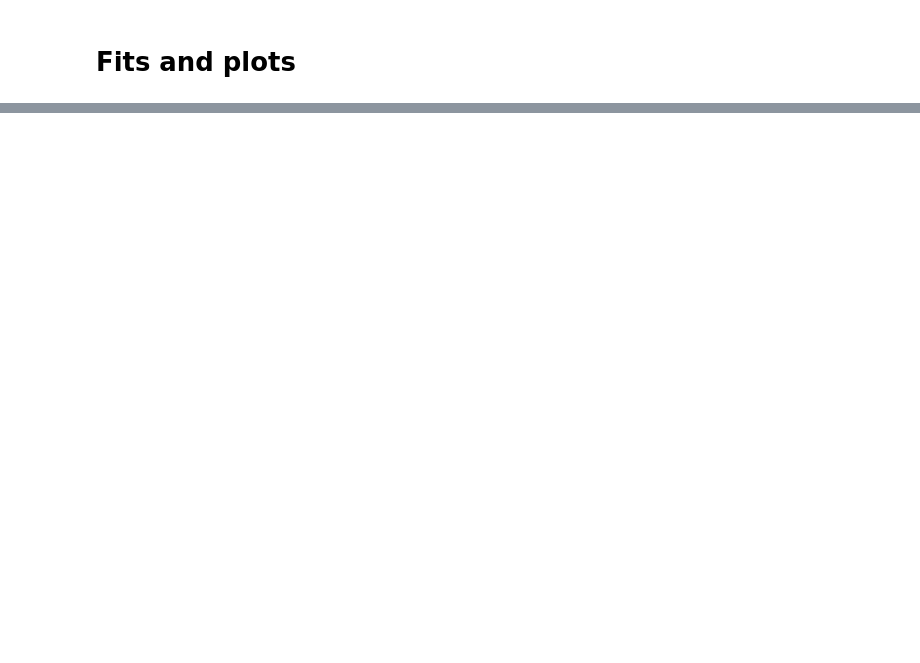
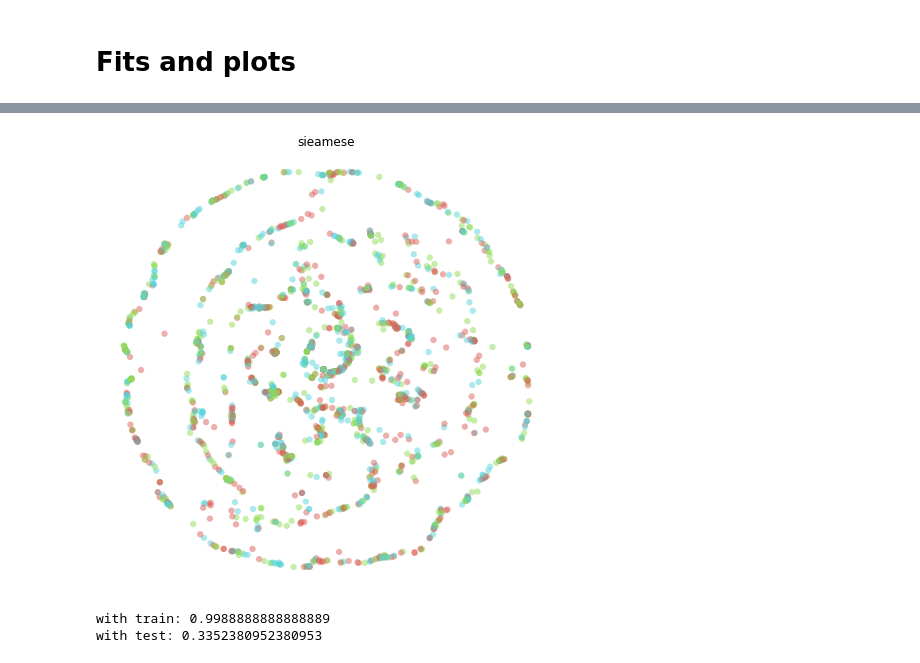
Before and after one commit to AlexKay28/MedConcNorm, a Jupyter notebook: notebooks/metric_learner_demo.ipynb, the cells around one changed output, grey strips where cells are left out. Drawn from its saved outputs; the diff is of its cells as text; code cells hidden in the pictures; blank space fills up the shorter version.

```diff
--- a/notebooks/metric_learner_demo.ipynb
+++ b/notebooks/metric_learner_demo.ipynb
@@ -118,0 +129,14 @@ without: 0.35666666666666663
+# %%
+X_reduced = tsne.fit_transform(X_test)
+scatter(X_reduced, y_test, "sieamese")
+# %% [output]
+[figure, added]
+# %%
+clf = KNeighborsClassifier()
+print('with train:', cross_val_score(clf, X_train, Y).mean())
+
+clf = KNeighborsClassifier()
+print('with test:', cross_val_score(clf, X_test, y_test).mean())
+# %% [output]
+with train: 0.9988888888888889
+with test: 0.3352380952380953
```
Also changed, not shown: parts of 11 cells of this notebook, 6 other files.
